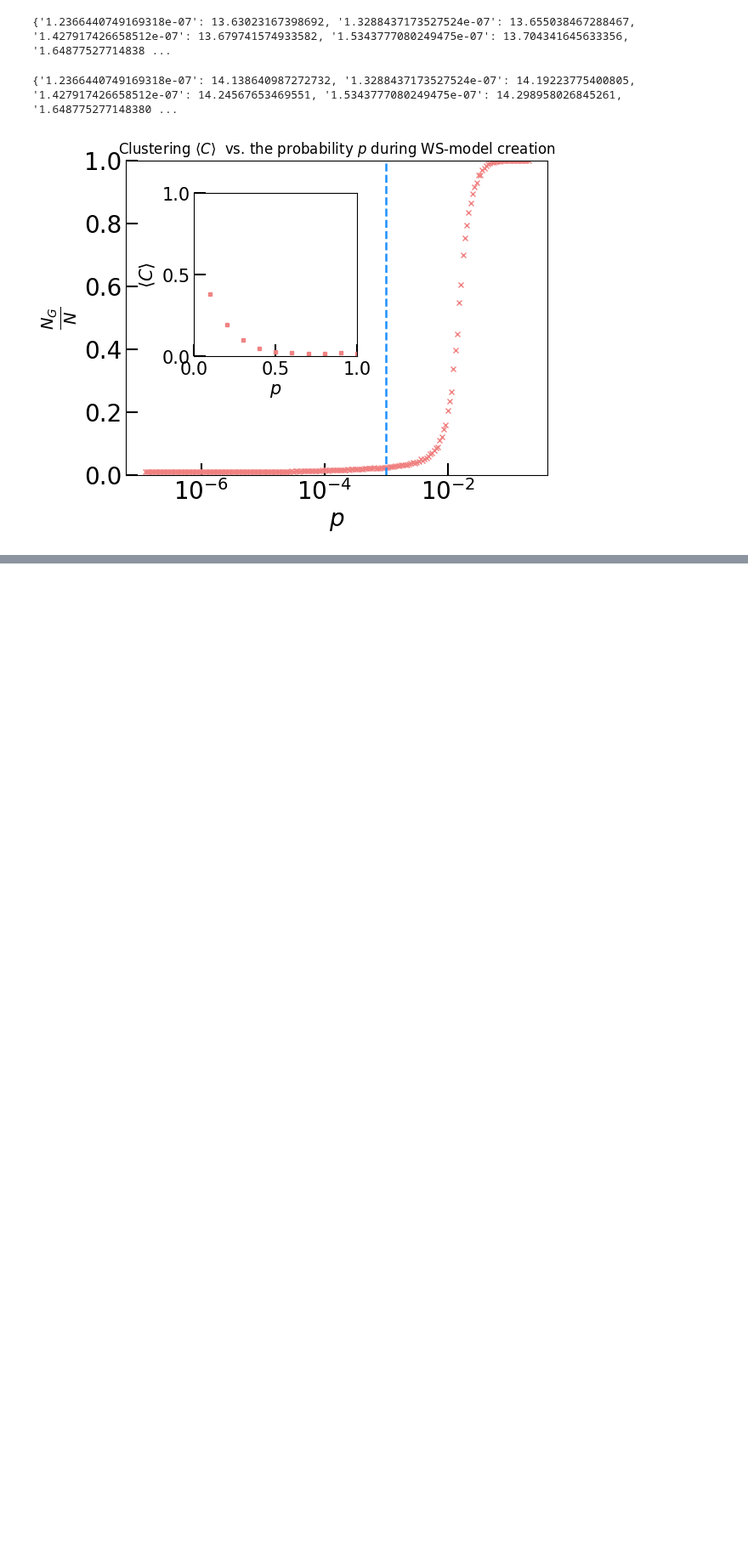
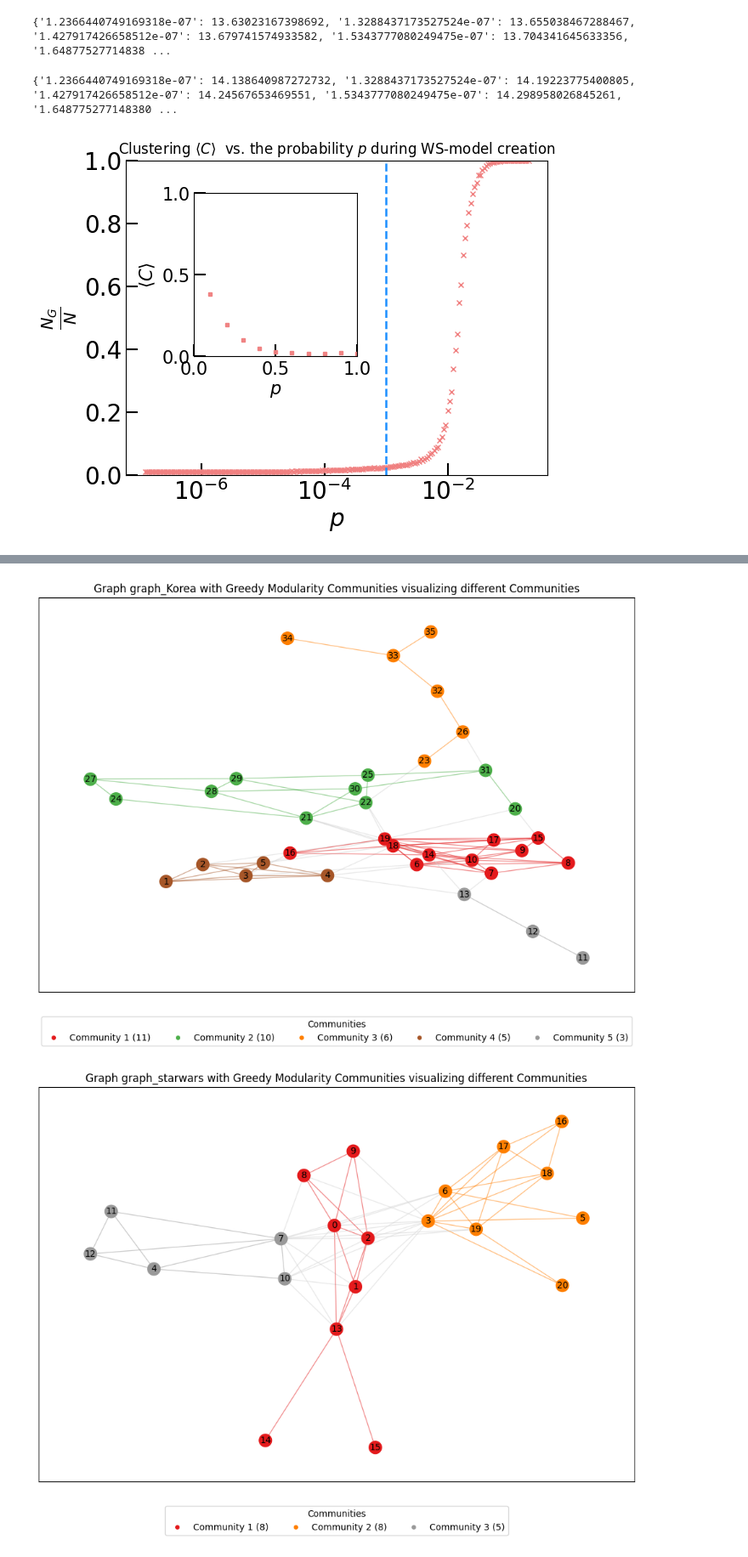
Before and after one commit to HuberNicolas/network-science-uzh, a Jupyter notebook: assignment-2/Assignment_02.ipynb, the cells around one changed output, grey strips where cells are left out. Shown at 85% size. Saved outputs shown, nothing was run; the diff lists cells and outputs as text; code cells hidden in the pictures; blank space fills up the shorter version.

Commit message:
visualizing communities

```diff
--- a/assignment-2/Assignment_02.ipynb
+++ b/assignment-2/Assignment_02.ipynb
@@ -21,6 +21,9 @@ import shutil
 COLOR_BLUE = 'dodgerblue'
 COLOR_RED = 'lightcoral'
 COLOR_GREY = 'slategrey'
+COLOR_BLACK = 'black'
+COLOR_LIGHT_GRAY = 'lightgray'
+COLOR_DARK_GRAY = 'darkgray'
 
 # Define the main data directory
 OUTPUT_PATH = "./output"
@@ -37,10 +40,12 @@ os.makedirs(OUTPUT_PATH)
 # Define subdirectories
 OUTPUT_PATH_ER = os.path.join(OUTPUT_PATH, "erdos_renyi_avg_clustering")
 OUTPUT_PATH_WS = os.path.join(OUTPUT_PATH, "watts_strogatz_model")
+OUTPUT_PATH_COMMUNITIES = os.path.join(OUTPUT_PATH, "communities")
 
 # Recreate the subdirectories
 os.makedirs(OUTPUT_PATH_ER)
 os.makedirs(OUTPUT_PATH_WS)
+os.makedirs(OUTPUT_PATH_COMMUNITIES)
 # %%
 # Define the directory containing the .gml files
 directory = 'assignment_02_data'
@@ -594,0 +618,55 @@ plt.show()
+# %%
+CONSIDERED_GRAPHS = ['graph_madrid', 'graph_starwars', 'graph_Korea']
+# %%
+for graph_name, graph in graphs.items():
+
+    if graph_name in CONSIDERED_GRAPHS:
+        # Find communities using the greedy modularity maximization algorithm
+        # https://networkx.org/documentation/stable/reference/algorithms/generated/networkx.algorithms.community.modularity_max.greedy_modularity_communities.html
+        communities = list(nx.community.greedy_modularity_communities(graph))
+
+        # Create a dictionary to map nodes to their respective community
+        community_dict = {}
+        for i, community in enumerate(communities):
+            for node in community:
+                community_dict[node] = i
+
+        # Create a list of colors for nodes based on their community
+        node_colors = [community_dict[node] for node in graph.nodes]
+
+        plt.figure(figsize=(12, 8))
+
+        # Create a color map for inter-community edges
+        cmap = plt.get_cmap('Set1', len(communities))
+
+        # Create a list of edge colors based on community assignments
+        # Inner edge: community color (cmap)
+        # Outside edge: grey
+        edge_colors = [cmap(community_dict[u]) if community_dict[u] == community_dict[v] else COLOR_LIGHT_GRAY for u, v in graph.edges]
+
+        # Visualize the graph with community colors and distinguish internal and inter-community links
+        pos = nx.spring_layout(graph, seed=42)  # Layout for visualization
+        nx.draw_networkx_nodes(graph, pos, node_color=node_colors, cmap=cmap, node_size=200)
+        nx.draw_networkx_labels(graph, pos, font_size=10)
+        nx.draw_networkx_edges(graph, pos, edge_color=edge_colors, alpha=0.5)
+        plt.title(f"Graph {graph_name} with Greedy Modularity Communities visualizing different Communities")
+
+
+        # Create a legend for communities with the corresponding colors and node counts
+        legend_labels = [f"Community {i+1} ({len(community)})" for i, community in enumerate(communities)]
+        legend_handles = [plt.Line2D([0], [0], marker='o', color='w', label=label, markerfacecolor=cmap(i)) for i, label in enumerate(legend_labels)]
+
+        # Set the bbox_to_anchor to place the legend outside the plotting area at the bottom in a straight line
+        plt.legend(handles=legend_handles, title="Communities", loc='upper center', bbox_to_anchor=(0.5, -0.05), ncol=len(legend_labels))
+
+
+
+        file_name = f"greedy_modularity_communities_{graph_name}.png"
+        complete_plot_filename = os.path.join(OUTPUT_PATH_COMMUNITIES, file_name)
+        plt.savefig(complete_plot_filename)
+        plt.show()
+    else:
+        pass
+# %% [output]
+[figure, added]
+[figure, added]
```
Also changed, not shown: parts of 6 cells of this notebook, 9 other files.
